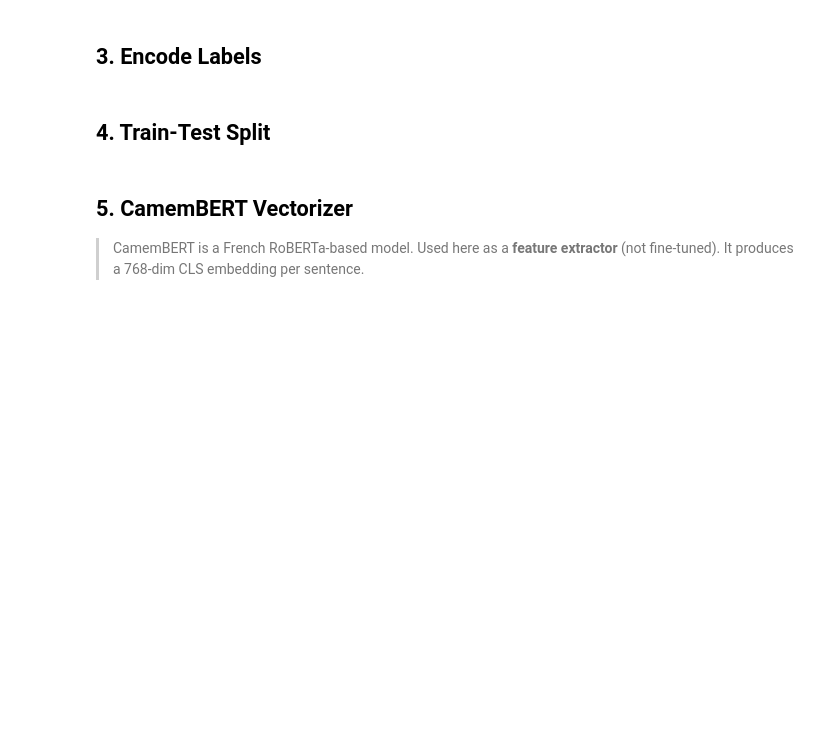
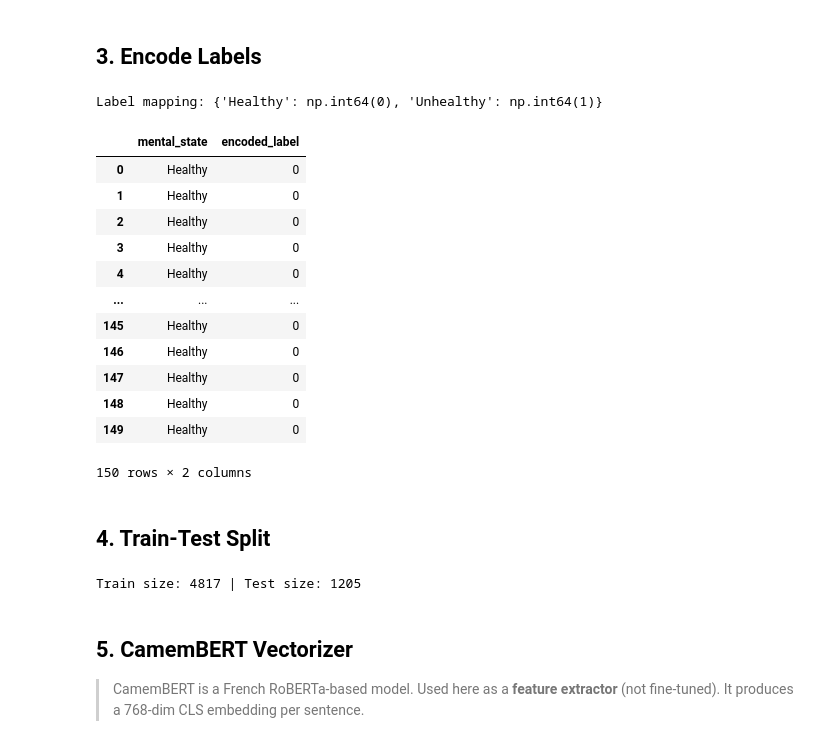
Before and after one commit to juliettedaher/Mental_health_detection_system, a Jupyter notebook: Code/MODELS/SVM.ipynb, the cells around one changed output. Drawn from its saved outputs; the diff is of its cells as text; code cells hidden in the pictures; blank space fills up the shorter version.

```diff
--- a/Code/MODELS/SVM.ipynb
+++ b/Code/MODELS/SVM.ipynb
@@ -54,12 +68,27 @@ SyntaxError: (unicode error) 'unicodeescape' codec can't decode bytes in positio
 # %%
 # =========================
 # Encode Labels
 # =========================
 label_encoder = LabelEncoder()
-data['encoded_label'] = label_encoder.fit_transform(data['status'])
+data['encoded_label'] = label_encoder.fit_transform(data['mental_state'])
 
 print("Label mapping:", dict(zip(label_encoder.classes_, label_encoder.transform(label_encoder.classes_))))
-data[['status', 'encoded_label']].head()
+data[['mental_state', 'encoded_label']].head(150)
+# %% [output]
+Label mapping: {'Healthy': np.int64(0), 'Unhealthy': np.int64(1)}
+|  | mental_state | encoded_label |
+| 0 | Healthy | 0 |
+| 1 | Healthy | 0 |
+| 2 | Healthy | 0 |
+| 3 | Healthy | 0 |
+| 4 | Healthy | 0 |
+| ... | ... | ... |
+| 145 | Healthy | 0 |
+| 146 | Healthy | 0 |
+| 147 | Healthy | 0 |
+| 148 | Healthy | 0 |
+| 149 | Healthy | 0 |
+150 rows × 2 columns
 # %% [markdown]
 ## 4. Train-Test Split
 # %%
@@ -67,7 +96,7 @@ data[['status', 'encoded_label']].head()
 # Train-Test Split
 # =========================
 X_train_texts, X_test_texts, y_train, y_test = train_test_split(
-    data['cleaned_text'],
+    data['text_nostop'],
     data['encoded_label'],
     test_size=0.2,
     random_state=42,
@@ -75,6 +104,8 @@ X_train_texts, X_test_texts, y_train, y_test = train_test_split(
 )
 
 print(f"Train size: {len(X_train_texts)} | Test size: {len(X_test_texts)}")
+# %% [output]
+Train size: 4817 | Test size: 1205
 # %% [markdown]
 ## 5. CamemBERT Vectorizer
 > CamemBERT is a French RoBERTa-based model. Used here as a **feature extractor** (not fine-tuned). It produces a 768-dim CLS embedding per sentence.
```
Also changed, not shown: parts of 17 cells of this notebook, 3 other files.
